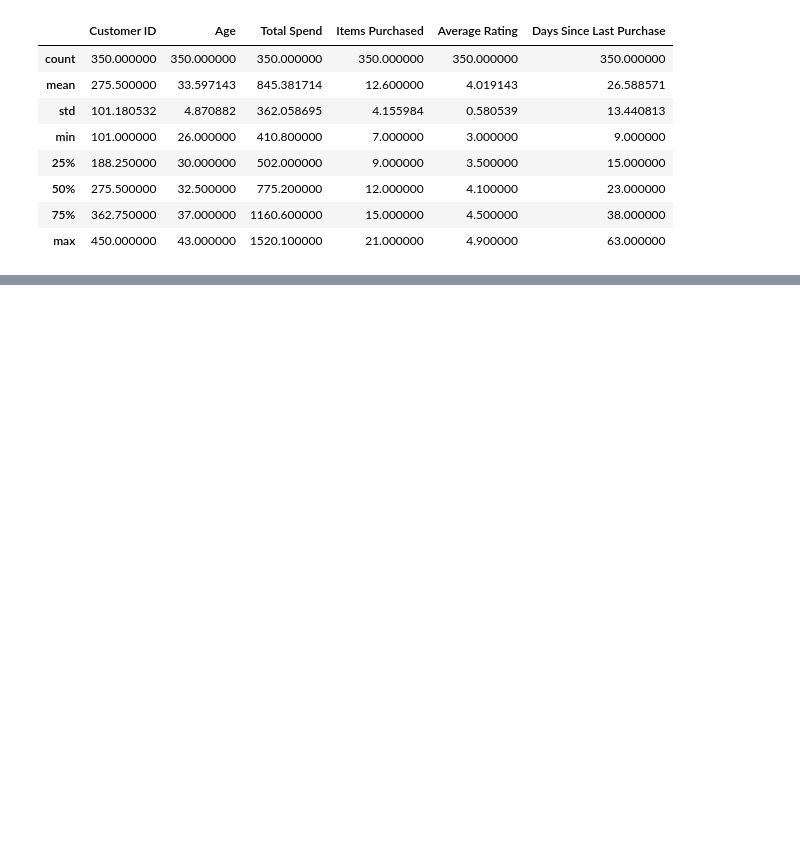
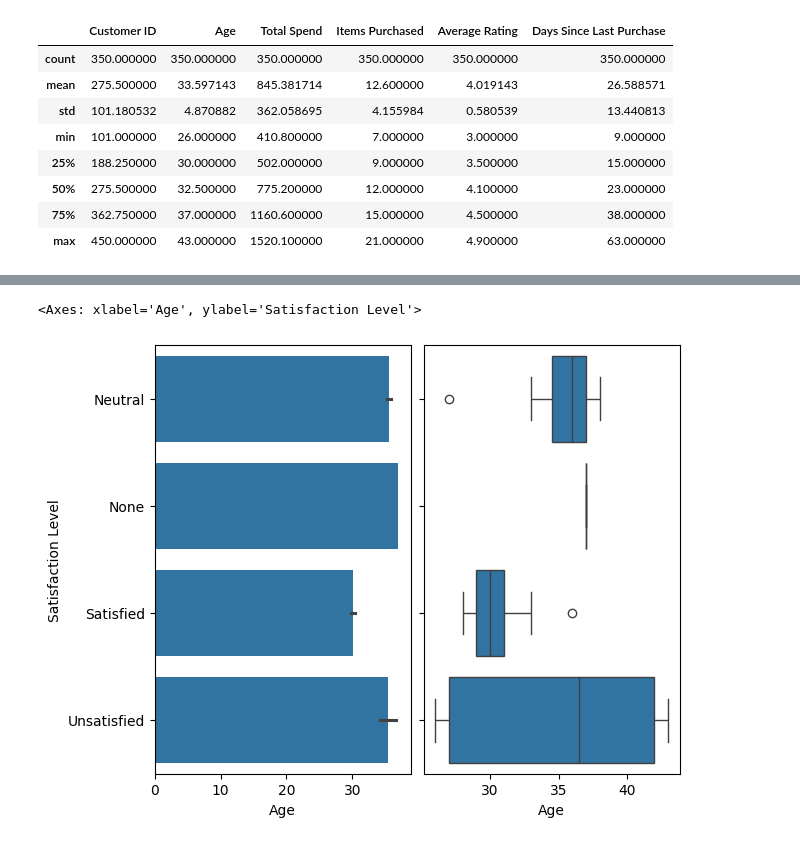
Before and after one commit to HarshGupta4511/EDA-Project-3, a Jupyter notebook: NB_1.ipynb, the cells around one changed output, grey strips where cells are left out. Saved outputs shown, nothing was run; the diff lists cells and outputs as text; code cells hidden in the pictures; blank space fills up the shorter version.

```diff
--- a/NB_1.ipynb
+++ b/NB_1.ipynb
@@ -121,0 +208,7 @@ sns.kdeplot(df['Discount Applied'],ax=ax[4][1])
+# %%
+fig,ax = plt.subplots(nrows=1,ncols=2, layout = 'constrained',sharey = True)
+sns.barplot(y=df['Satisfaction Level'],x=df['Age'],ax=ax[0])
+sns.boxplot(y=df['Satisfaction Level'],x=df['Age'],ax=ax[1])
+# %% [output]
+<Axes: xlabel='Age', ylabel='Satisfaction Level'>
+[figure, added]
```
Also changed, not shown: parts of 21 cells of this notebook.
